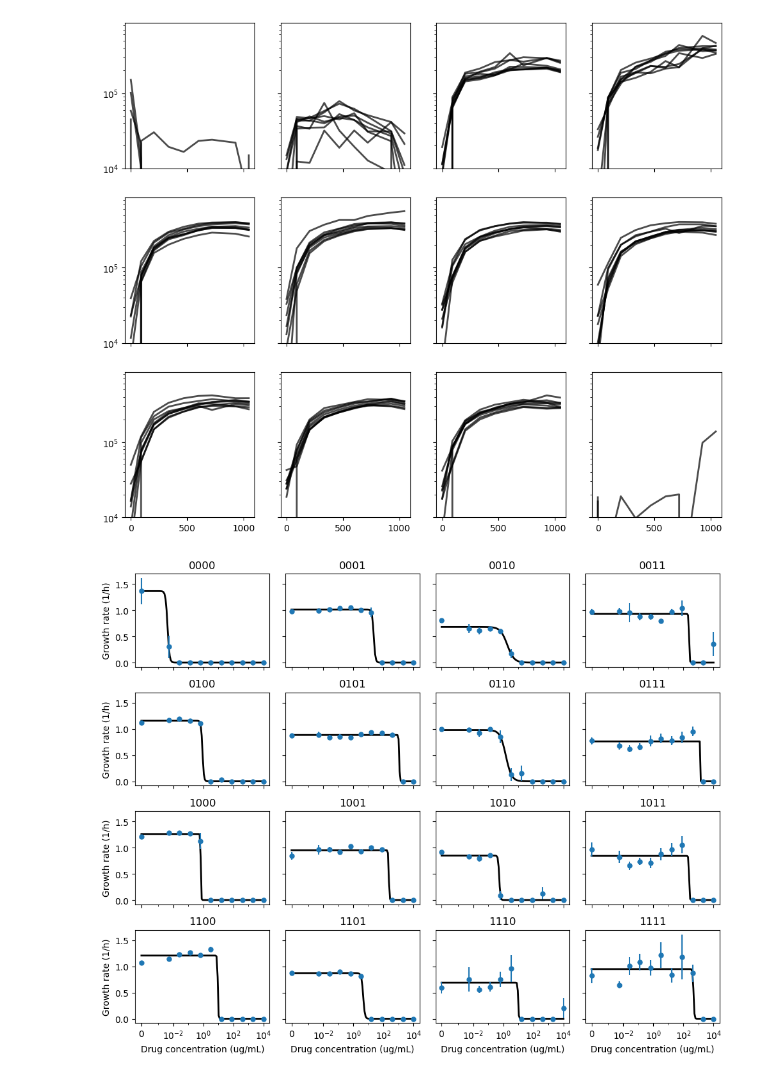
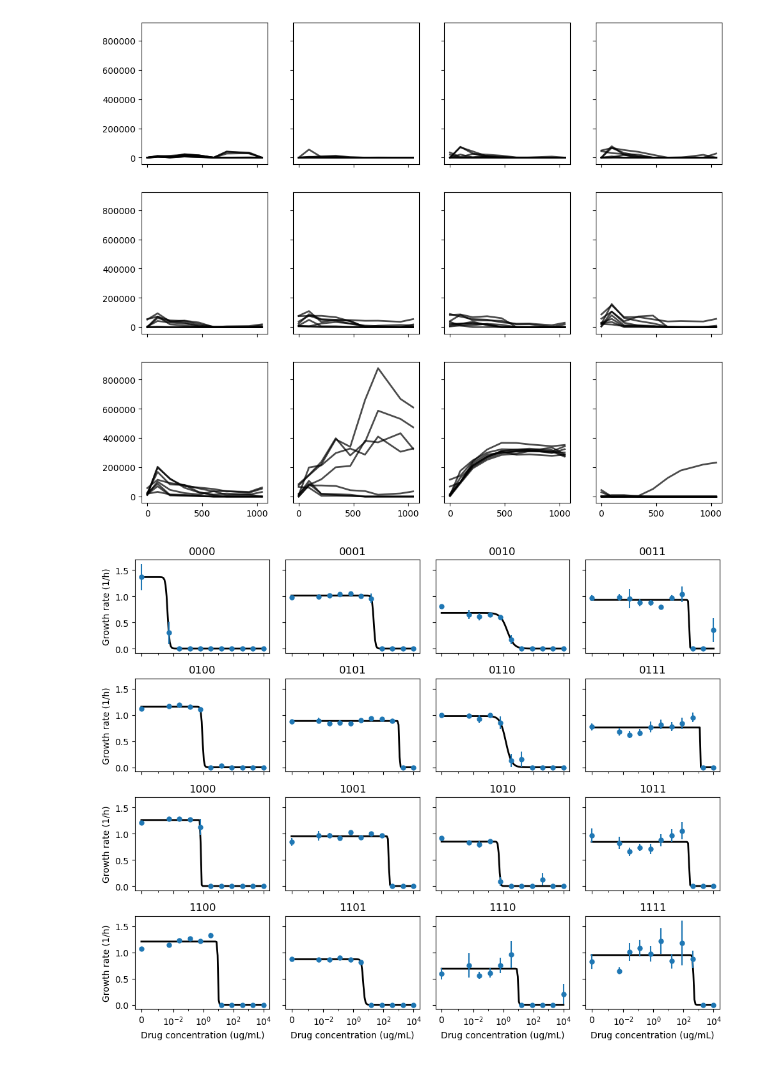
Before and after one commit to eshanking/seascapes_figures, a Jupyter notebook: experiments/old_code/seascape_est_09232023.ipynb, the cells around one changed output. Drawn from its saved outputs; the diff is of its cells as text; code cells hidden in the pictures.

```diff
--- a/experiments/old_code/seascape_est_09232023.ipynb
+++ b/experiments/old_code/seascape_est_09232023.ipynb
@@ -323,39 +323,39 @@ cmap = mpl.cm.get_cmap('viridis')
 seascape = {}
 
 # for i in range(len(timeseries_dicts)):
-for i in [15]:
+for i in [0]:
 
     ts_dict = timeseries_dicts[i]
     time = np.array(ts_dict['Time'])/60
 
     gr_v_dc = []
     gr_v_dc_err = []
 
     fig,ax_list = plt.subplots(nrows=3,ncols=4,figsize=(12,10),sharex=True,sharey=True)
     ax_list = ax_list.flatten()
 
     for j in range(len(col_list)):
         ax = ax_list[j]
         ts_t = np.zeros((len(ts_dict['Time']),8))
         col = col_list[j]
         rate_list = []
         for k in range(len(row_list)):
             row = row_list[k]
             key = row+col
             if key in ts_dict.keys():
                 ts_t[:,k] = ts_dict[key]
                 y = ts_t[:,k]
                 y = np.array(y)
                 y = od_to_cells(y)
 
                 ax.plot(time,y,linewidth=2,color='k',alpha=0.7)
-        ax.set_yscale('log')
+        # ax.set_yscale('log')
 
     ax = ax_list[0]
     yl = ax.get_ylim()
-    ax.set_ylim(10**4,yl[1])
+    # ax.set_ylim(10**4,yl[1])
 # %% [output]
-[figure, old version]
+[figure, new version]
 # %%
 #%% Estimate growth rate
 cmap = mpl.cm.get_cmap('viridis')
```
Also changed, not shown: parts of 2 cells of this notebook, 9 other files.
